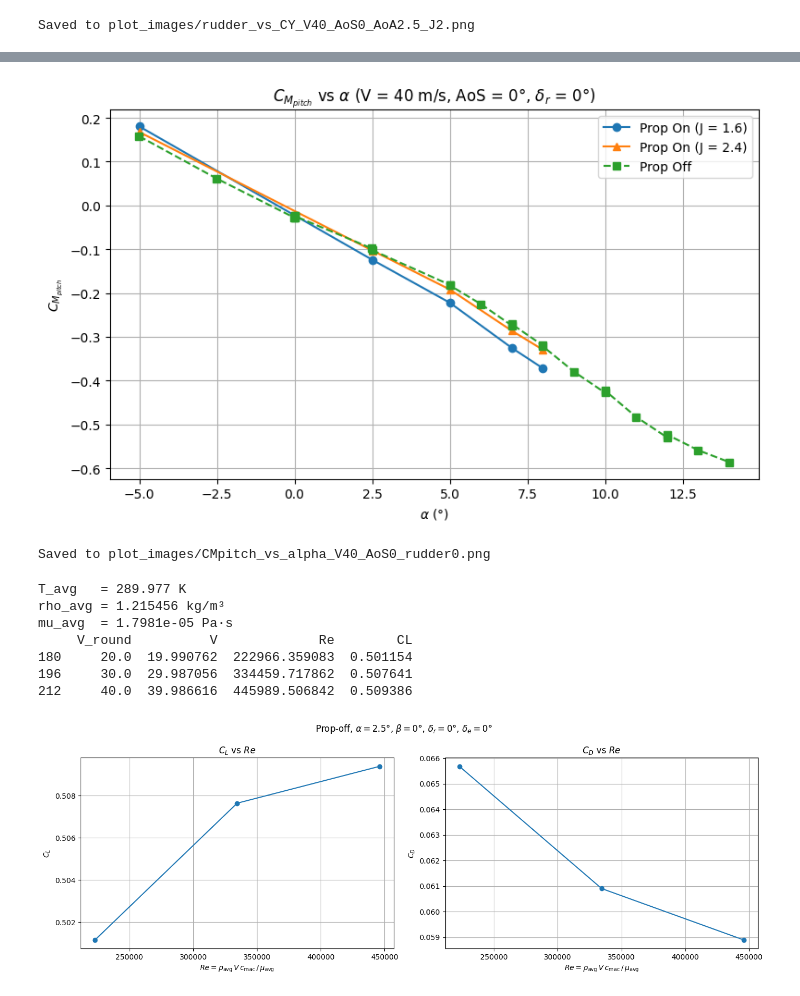
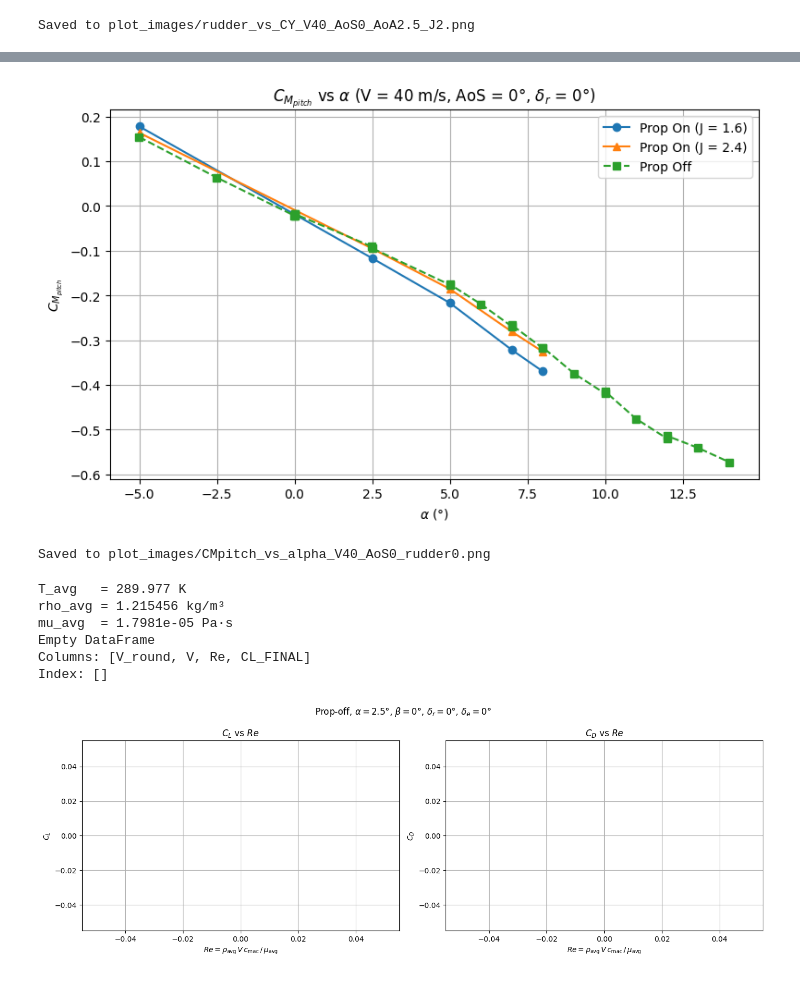
Before and after one commit to DCdeJong2002/Group_15_Redo_BAL, a Jupyter notebook: data_plotter.ipynb, the cells around one changed output, grey strips where cells are left out. Cells and saved outputs as stored; diff of their text form; code cells hidden in the pictures.

```diff
--- a/data_plotter.ipynb
+++ b/data_plotter.ipynb
@@ -5,8 +5,8 @@
 # df_prop_off = pd.read_csv(r"AERODYNAMIC_DATA_propoff\propOff.csv")
 import pandas as pd
 
-df = pd.read_csv(r"CORRECTIONS_V2\INPUT_BALANCE_DATA\all_rudder_cases_combined.csv")
-df_prop_off = pd.read_csv(r"CORRECTIONS_V2\INPUT_BALANCE_DATA\propOff.csv")
+df = pd.read_csv(r"CORRECTIONS_V2\results_propOn_FINAL\propOn_final.csv")
+df_prop_off = pd.read_csv(r"CORRECTIONS_V2\results_propOff_FINAL\propOff_final.csv")
 # %%
 import matplotlib.pyplot as plt
 
@@ -481,7 +481,7 @@ fig, ax = plt.subplots(figsize=(8, 5))
 
 ax.plot(
     df_on_filtered_16["AoA_round"],
-    df_on_filtered_16["CMpitch"],
+    df_on_filtered_16["CMpitch_FINAL"],
     marker="o",
     linestyle="-",
     label="Prop On (J = 1.6)"
@@ -489,7 +489,7 @@ ax.plot(
 
 ax.plot(
     df_on_filtered_24["AoA_round"],
-    df_on_filtered_24["CMpitch"],
+    df_on_filtered_24["CMpitch_FINAL"],
     marker="^",
     linestyle="-",
     label="Prop On (J = 2.4)"
@@ -497,7 +497,7 @@ ax.plot(
 
 ax.plot(
     df_off_filtered["AoA"],
-    df_off_filtered["CMpitch"],
+    df_off_filtered["CMpitch_FINAL"],
     marker="s",
     linestyle="--",
     label="Prop Off"
@@ -514,7 +514,7 @@ plt.savefig("plot_images/CMpitch_vs_alpha_V40_AoS0_rudder0.png", dpi=150)
 plt.show()
 print("Saved to plot_images/CMpitch_vs_alpha_V40_AoS0_rudder0.png")
 # %% [output]
-[figure, old version]
+[figure, new version]
 Saved to plot_images/CMpitch_vs_alpha_V40_AoS0_rudder0.png
 # %%
 import numpy as np
@@ -585,46 +585,45 @@ df_re = df_re[df_re.index < 500]
 df_re["Re"] = rho_avg * df_re["V"] * c_mac / mu_avg
 df_re = df_re.sort_values("Re")
 
-print(df_re[["V_round", "V", "Re", "CL"]].to_string())
+print(df_re[["V_round", "V", "Re", "CL_FINAL"]].to_string())
 
 # --- Plot ---
 # fig, ax = plt.subplots(figsize=(8, 5))
-# ax.plot(df_re["Re"], df_re["CL"], marker="o", linestyle="-")
+# ax.plot(df_re["Re"], df_re["CL_FINAL"], marker="o", linestyle="-")
 
 # ax.set_xlabel(r"$Re = \rho_\mathrm{avg} \, V \, c_\mathrm{mac} \, / \, \mu_\mathrm{avg}$")
 # ax.set_ylabel(r"$C_L$")
 # ax.set_title(r"$C_L$ vs $Re$ (Prop-off, $\alpha=2.5°$, $\beta=0°$, $\delta_r=0°$, $\delta_e=0°$)")
 # ax.grid(True)
 # plt.tight_layout()
 # plt.savefig("plot_images/CL_vs_Re_propoff_AoA2.5.png", dpi=150)
 # plt.show()
 fig, (ax1, ax2) = plt.subplots(1, 2, figsize=(14, 5))
 
-ax1.plot(df_re["Re"], df_re["CL"], marker="o", linestyle="-")
+ax1.plot(df_re["Re"], df_re["CL_FINAL"], marker="o", linestyle="-")
 ax1.set_xlabel(r"$Re = \rho_\mathrm{avg} \, V \, c_\mathrm{mac} \, / \, \mu_\mathrm{avg}$")
 ax1.set_ylabel(r"$C_L$")
 ax1.set_title(r"$C_L$ vs $Re$")
 ax1.grid(True)
 
-ax2.plot(df_re["Re"], df_re["CD"], marker="o", linestyle="-")
+ax2.plot(df_re["Re"], df_re["CD_FINAL"], marker="o", linestyle="-")
 ax2.set_xlabel(r"$Re = \rho_\mathrm{avg} \, V \, c_\mathrm{mac} \, / \, \mu_\mathrm{avg}$")
 ax2.set_ylabel(r"$C_D$")
 ax2.set_title(r"$C_D$ vs $Re$")
 ax2.grid(True)
 
 fig.suptitle(r"Prop-off, $\alpha=2.5°$, $\beta=0°$, $\delta_r=0°$, $\delta_e=0°$")
 plt.tight_layout()
 plt.savefig("plot_images/CL_CD_vs_Re_propoff_AoA2.5.png", dpi=150)
 plt.show()
 # %% [output]
 T_avg   = 289.977 K
 rho_avg = 1.215456 kg/m³
 mu_avg  = 1.7981e-05 Pa·s
-     V_round          V             Re        CL
-180     20.0  19.990762  222966.359083  0.501154
-196     30.0  29.987056  334459.717862  0.507641
-212     40.0  39.986616  445989.506842  0.509386
+Empty DataFrame
+Columns: [V_round, V, Re, CL_FINAL]
+Index: []
-[figure, old version]
+[figure, new version]
 # %%
 import os
 import matplotlib.pyplot as plt
```
Also changed, not shown: parts of 12 cells of this notebook, 14 other files.
